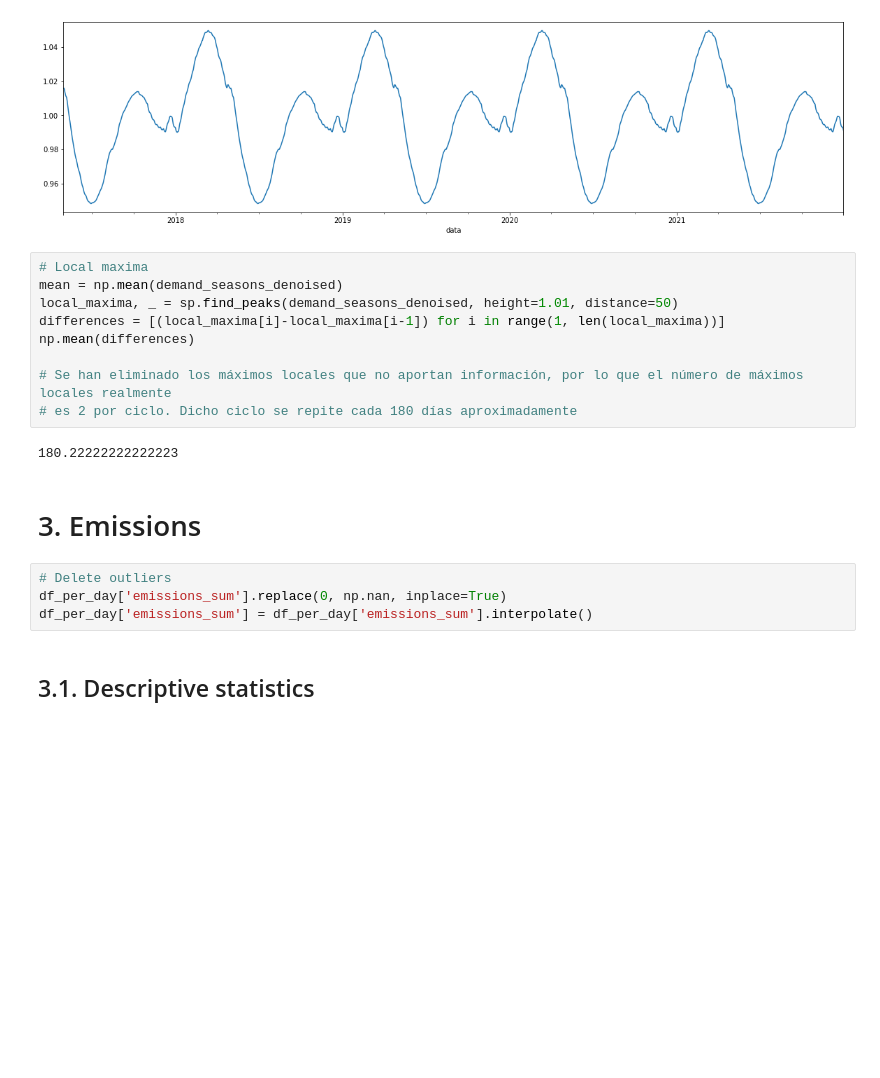
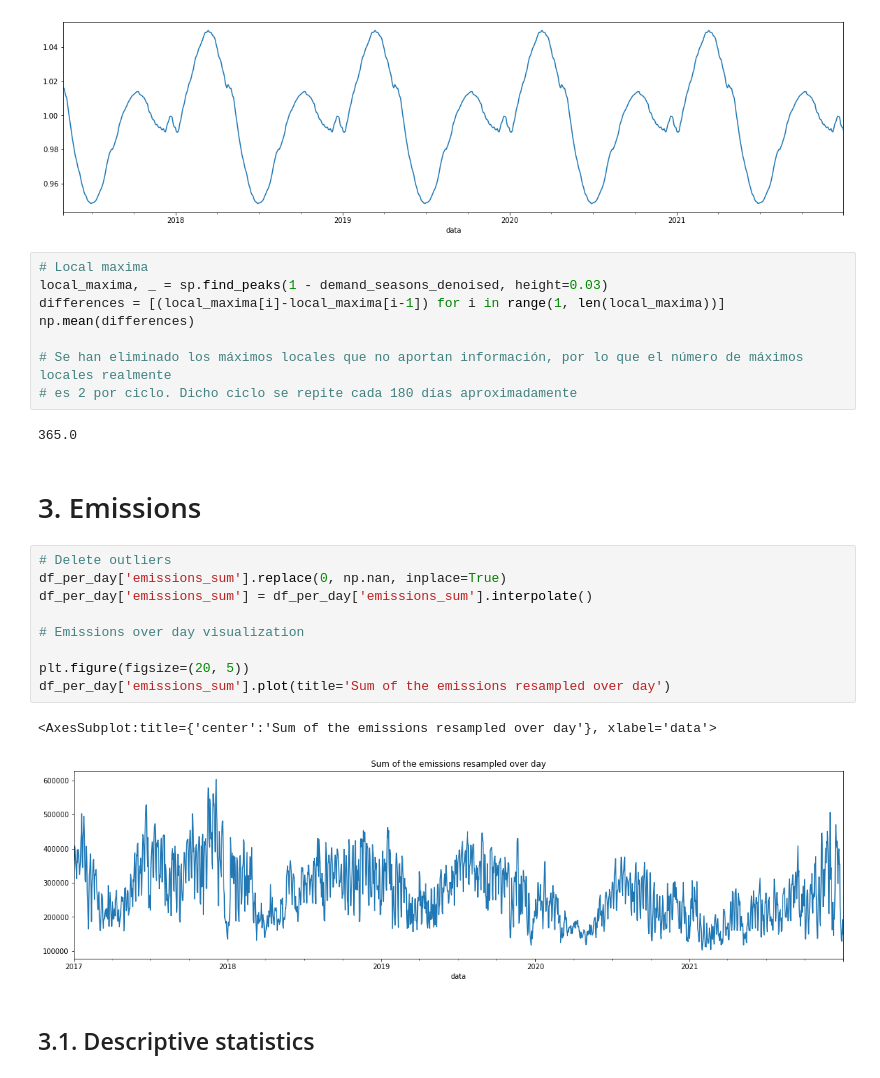
Before and after one commit to JuanCarlosAlonsoValenzuela/mle_project, a Jupyter notebook: REE/visualization.ipynb, the cells around one changed output. Drawn from its saved outputs; the diff is of its cells as text; blank space fills up the shorter version.

Commit message:
Fixed cycles for seasonality

```diff
--- a/REE/visualization.ipynb
+++ b/REE/visualization.ipynb
@@ -186,21 +196,28 @@ demand_seasons_denoised.plot()
 [figure]
 # %%
 # Local maxima
-mean = np.mean(demand_seasons_denoised)
-local_maxima, _ = sp.find_peaks(demand_seasons_denoised, height=1.01, distance=50)
+local_maxima, _ = sp.find_peaks(1 - demand_seasons_denoised, height=0.03)
 differences = [(local_maxima[i]-local_maxima[i-1]) for i in range(1, len(local_maxima))]
 np.mean(differences)
 
 # Se han eliminado los máximos locales que no aportan información, por lo que el número de máximos locales realmente
 # es 2 por ciclo. Dicho ciclo se repite cada 180 días aproximadamente
 # %% [output]
-180.22222222222223
+365.0
 # %% [markdown]
 # 3. Emissions
 # %%
 # Delete outliers
 df_per_day['emissions_sum'].replace(0, np.nan, inplace=True)
 df_per_day['emissions_sum'] = df_per_day['emissions_sum'].interpolate()
+
+# Emissions over day visualization
+
+plt.figure(figsize=(20, 5))
+df_per_day['emissions_sum'].plot(title='Sum of the emissions resampled over day')
+# %% [output]
+<AxesSubplot:title={'center':'Sum of the emissions resampled over day'}, xlabel='data'>
+[figure, added]
 # %% [markdown]
 ## 3.1. Descriptive statistics
 # %%
```
Also changed, not shown: parts of 9 cells of this notebook.
